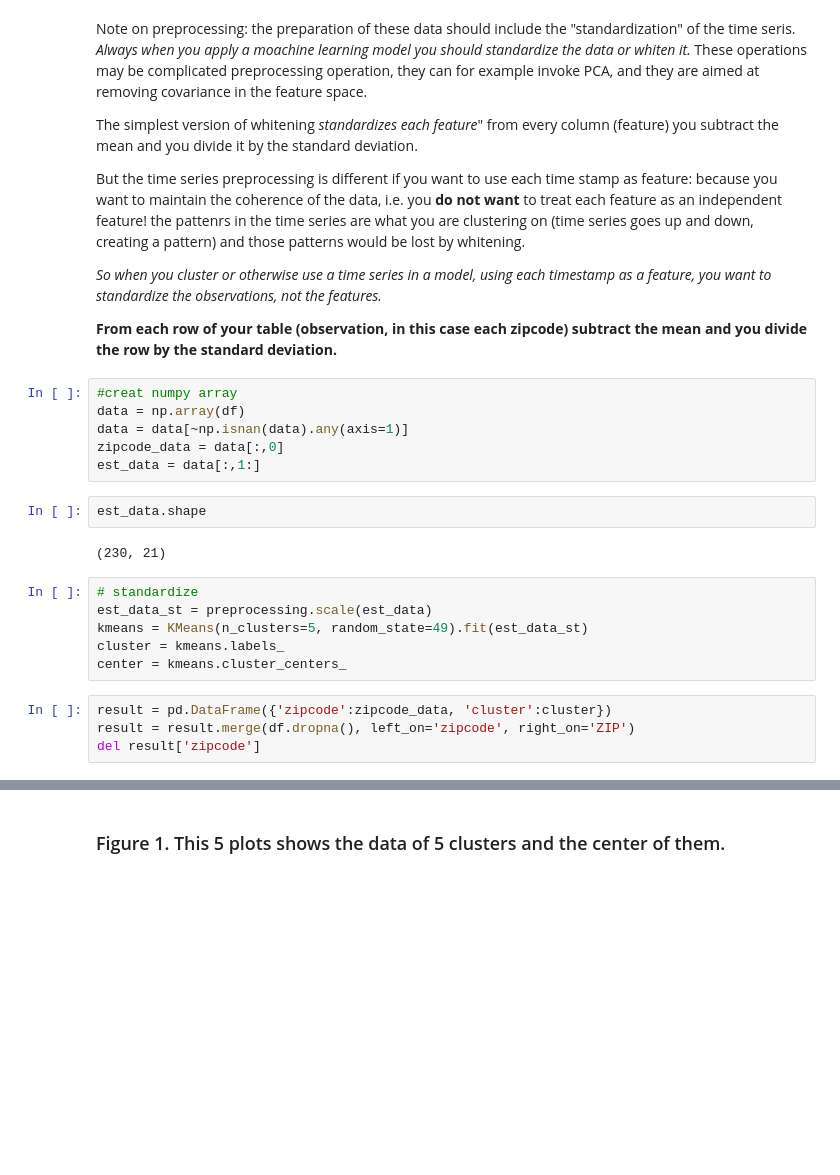
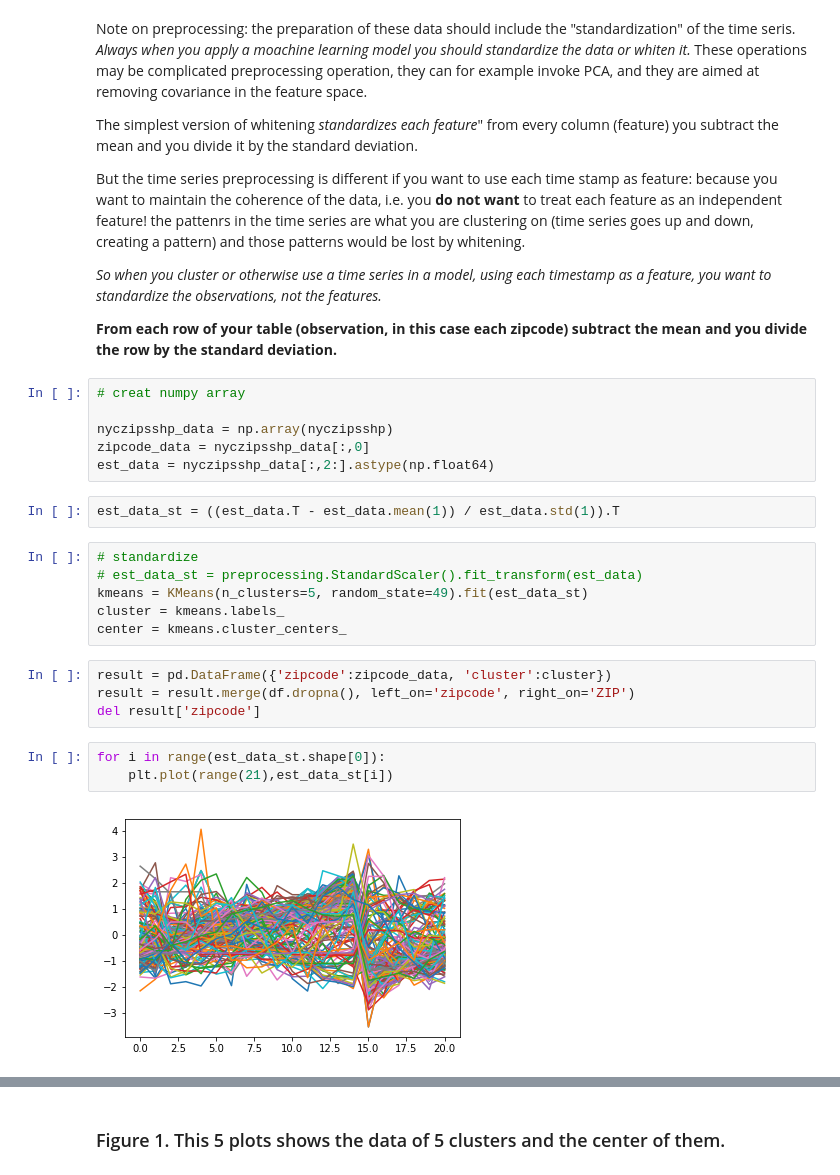
Before and after one commit to Mingyi1995/PUI2018_mh5172, a Jupyter notebook: HW12_mh5172/Assignment1_mh5172.ipynb, the cells around one changed output, grey strips where cells are left out. Cells and saved outputs as stored; diff of their text form; blank space fills up the shorter version.

```diff
--- a/HW12_mh5172/Assignment1_mh5172.ipynb
+++ b/HW12_mh5172/Assignment1_mh5172.ipynb
@@ -178,18 +182,16 @@ But the time series preprocessing is different if you want to use each time stam
 
 **From each row of your table (observation, in this case each zipcode) subtract the mean and you divide the row by the standard deviation.**
 # %%
-#creat numpy array
-data = np.array(df)
-data = data[~np.isnan(data).any(axis=1)]
-zipcode_data = data[:,0]
-est_data = data[:,1:]
+# creat numpy array
+
+nyczipsshp_data = np.array(nyczipsshp)
+zipcode_data = nyczipsshp_data[:,0]
+est_data = nyczipsshp_data[:,2:].astype(np.float64)
-# %%
-est_data.shape
-# %% [output]
-(230, 21)
+# %%
+est_data_st = ((est_data.T - est_data.mean(1)) / est_data.std(1)).T
 # %%
 # standardize
-est_data_st = preprocessing.scale(est_data)
+# est_data_st = preprocessing.StandardScaler().fit_transform(est_data)
 kmeans = KMeans(n_clusters=5, random_state=49).fit(est_data_st)
 cluster = kmeans.labels_
 center = kmeans.cluster_centers_
@@ -197,3 +199,8 @@ center = kmeans.cluster_centers_
 result = pd.DataFrame({'zipcode':zipcode_data, 'cluster':cluster})
 result = result.merge(df.dropna(), left_on='zipcode', right_on='ZIP')
 del result['zipcode']
+# %%
+for i in range(est_data_st.shape[0]):
+    plt.plot(range(21),est_data_st[i])
+# %% [output]
+[figure, added]
```
Also changed, not shown: parts of 12 cells of this notebook.
